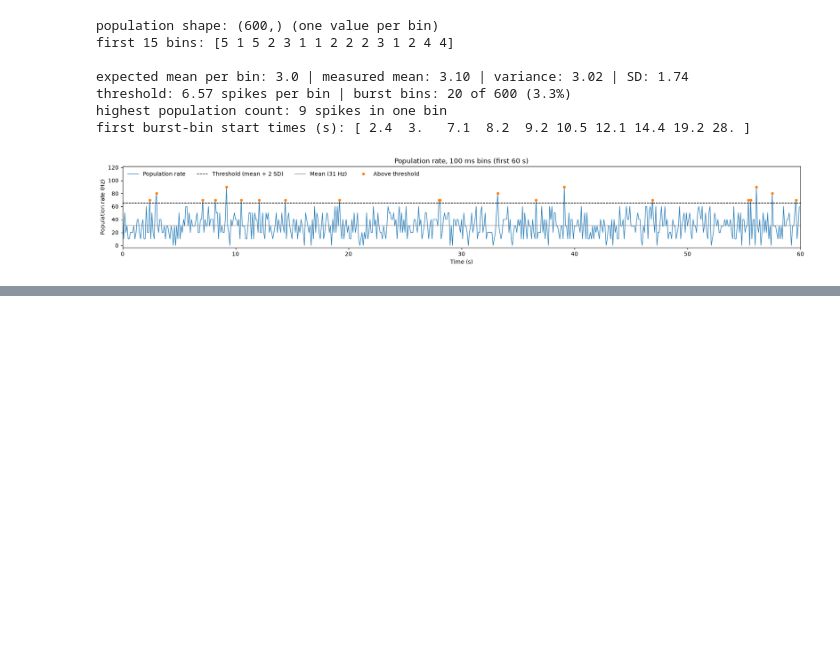
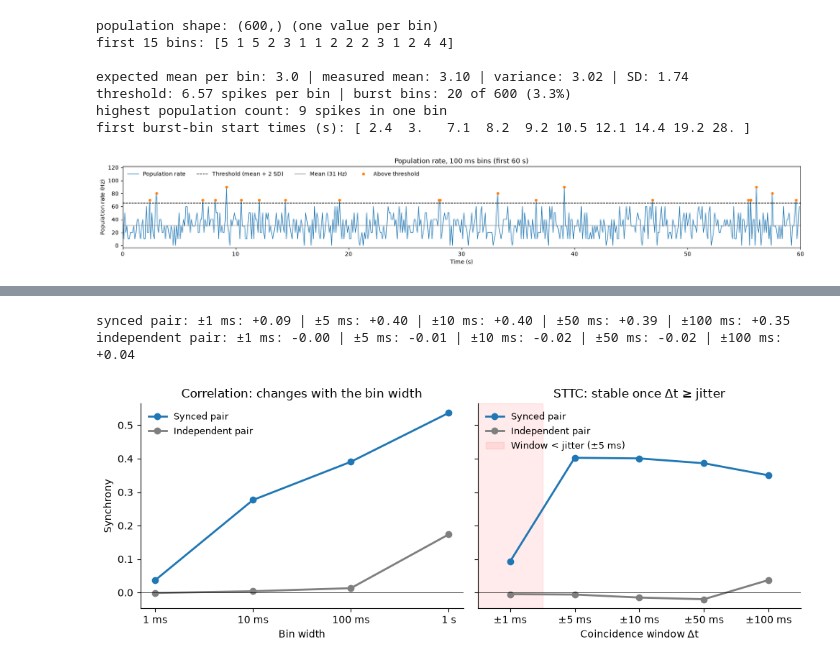
Before and after one commit to abalderasmaza/neuro-ml, a Jupyter notebook: notebooks/01_spike_stats.ipynb, the cells around one changed output, grey strips where cells are left out. Cells and saved outputs as stored; diff of their text form; code cells hidden in the pictures; blank space fills up the shorter version.

```diff
--- a/notebooks/01_spike_stats.ipynb
+++ b/notebooks/01_spike_stats.ipynb
@@ -364,0 +380,14 @@ plt.show()
+# %%
+p_sync = 0.5 # fraction of the source neuron's spikes that the new neuron copies
+jitter = 0.005 # copied spikes are shifted randomly by up to ± this many seconds (5 ms)
+own_rate = rates[0] # rate of the new neuron's own independent spikes (Hz)
+rng_sync = np.random.default_rng(7) # separate generator, so re-running this cell doesn't change the other neurons
+
+src = spikes[0] # source neuron: the slowest one
+keep = rng_sync.random(len(src)) < p_sync # True for each source spike that gets copied (each with chance p_sync)
+copied = src[keep] + rng_sync.uniform(-jitter, jitter, keep.sum()) # copied spikes, each shifted by a small random jitter
+own = rng_sync.uniform(0, T, rng_sync.poisson(own_rate * T)) # the new neuron's own random Poisson spikes
+sync = np.sort(np.clip(np.concatenate([copied, own]), 0, T)) # combine both, keep inside [0, T], sort in time
+
+print(f"source spikes: {len(src)} | copied: {keep.sum()} | own: {len(own)} | "
+      f"new neuron total: {len(sync)} ({len(sync) / T:.2f} Hz)")
@@ -364,0 +463,44 @@ plt.show()
+# %%
+dts = [0.001, 0.005, 0.01, 0.05, 0.1] # coincidence windows to test (s): 1, 5, 10, 50, 100 ms
+for name, (a, b) in pairs.items(): # same two pairs as before
+    vals = [sttc(a, b, d, T)[0] for d in dts] # STTC at each window
+    print(f"{name}: " + " | ".join(f"±{d * 1000:g} ms: {v:+.2f}" for d, v in zip(dts, vals))) # one line per pair
+# %% [output]
+synced pair: ±1 ms: +0.09 | ±5 ms: +0.40 | ±10 ms: +0.40 | ±50 ms: +0.39 | ±100 ms: +0.35
+independent pair: ±1 ms: -0.00 | ±5 ms: -0.01 | ±10 ms: -0.02 | ±50 ms: -0.02 | ±100 ms: +0.04
+# %%
+colors = {"synced pair": "tab:blue", "independent pair": "tab:gray"} # one colour per pair, used in both panels
+fmt = lambda v: f"{v * 1000:g} ms" if v < 1 else f"{v:g} s" # turns seconds into readable labels: 0.01 -> "10 ms", 1.0 -> "1 s"
+
+fig, (ax1, ax2) = plt.subplots(1, 2, figsize=(10, 3.8), sharey=True) # two panels with the same y-axis
+
+for name, (a, b) in pairs.items(): # loop over the two pairs
+    ax1.plot(range(len(bin_widths)), [binned_corr(a, b, bw, T) for bw in bin_widths], # left: correlation at each bin width
+             "o-", color=colors[name], lw=2, label=name.capitalize())
+    ax2.plot(range(len(dts)), [sttc(a, b, d, T)[0] for d in dts], # right: STTC at each window
+             "o-", color=colors[name], lw=2, label=name.capitalize())
+
+ax1.set_xticks(range(len(bin_widths))) # one tick per bin width, evenly spaced
+ax1.set_xticklabels([fmt(v) for v in bin_widths]) # readable labels
+ax2.set_xticks(range(len(dts))) # one tick per window, evenly spaced
+ax2.set_xticklabels([f"±{fmt(v)}" for v in dts]) # readable labels with ±
+
+n_small = sum(d < jitter for d in dts) # how many windows are smaller than the jitter
+ax2.axvspan(-0.5, n_small - 0.5, color="red", alpha=0.08, # shade those windows: too small to catch partner spikes
+            label=f"Window < jitter (±{jitter * 1000:g} ms)")
+ax2.set_xlim(-0.5, len(dts) - 0.5) # keep the shading aligned with the ticks
+
+for ax in (ax1, ax2): # same styling for both panels
+    ax.axhline(0, color="black", lw=0.5) # zero line = no synchrony
+    ax.spines[["top", "right"]].set_visible(False) # remove the top and right frame lines
+    ax.legend(frameon=False, loc="upper left", fontsize=9) # legend without a box
+
+ax1.set_xlabel("Bin width")
+ax1.set_ylabel("Synchrony")
+ax1.set_title("Correlation: changes with the bin width")
+ax2.set_xlabel("Coincidence window Δt")
+ax2.set_title("STTC: stable once Δt ≥ jitter")
+plt.tight_layout() # avoid overlapping labels
+plt.show()
+# %% [output]
+[figure, added]
```
Also changed, not shown: parts of 5 cells of this notebook.
